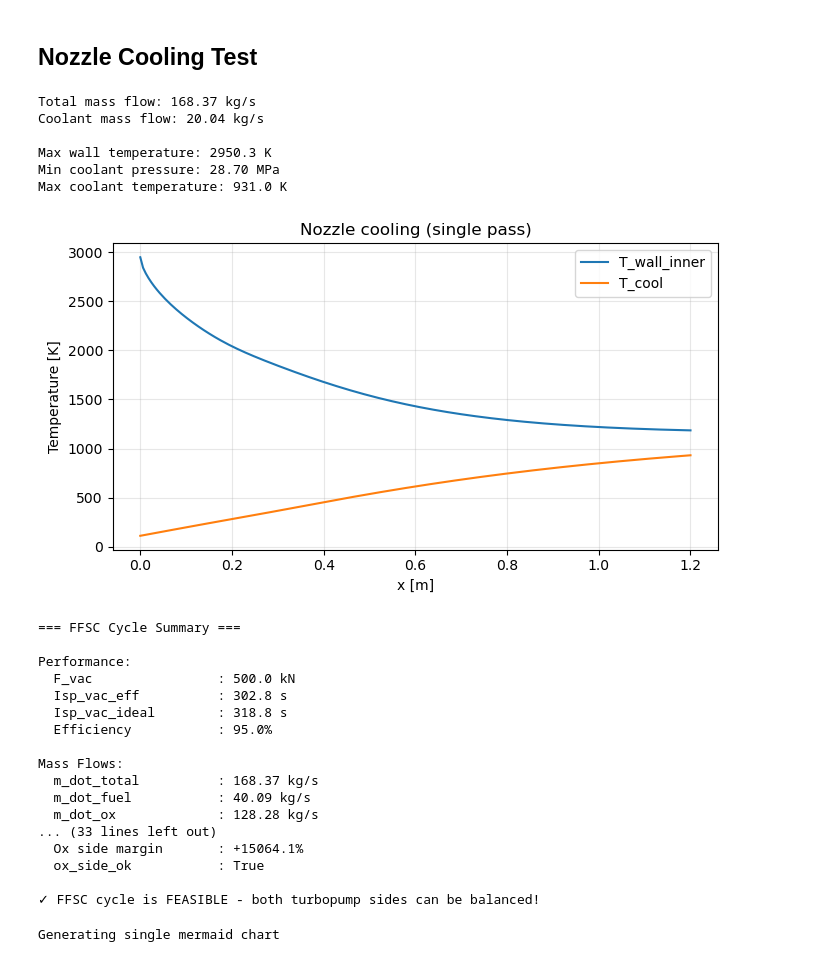
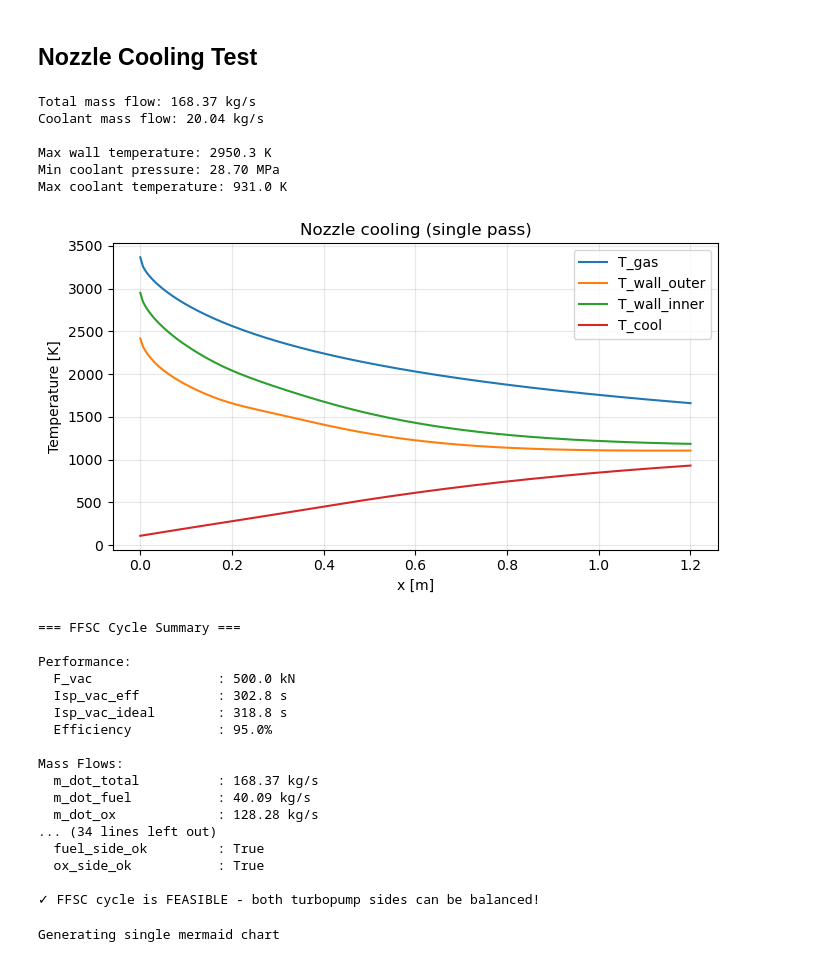
Before and after one commit to davetew/Modern-Aerospace-Propulsion, a Jupyter notebook: Week 13 - Solid Chemical, Electric & Nuclear Propulsion Systems/Models/run_FFSC_Model.ipynb, the cells around one changed output. Cells and saved outputs as stored; diff of their text form; code cells hidden in the pictures.

```diff
--- a/Week 13 - Solid Chemical, Electric & Nuclear Propulsion Systems/Models/run_FFSC_Model.ipynb
+++ b/Week 13 - Solid Chemical, Electric & Nuclear Propulsion Systems/Models/run_FFSC_Model.ipynb
@@ -154,20 +142,16 @@ CoolProp available: True
 p0 = 20e6    # Pa
 OF = 3.2
 
-if thermo.HAVE_CANTERA:
-    T0, gamma, R_g, gas_ch = thermo.cantera_chamber_state(
-        OF=OF,
-        p0=p0,
-        T_fuel=110.0,
-        T_ox=90.0,
-        fuel_species="CH4",
-        ox_species="O2",
-        mech="gri30.yaml",
-    )
-    print(f"Chamber from Cantera: T0={T0:.1f} K, gamma={gamma:.3f}, R_g={R_g:.1f} J/kg/K")
-else:
-    T0, gamma, R_g = thermo.ideal_gas_chamber_state(OF=OF, p0=p0)
-    print(f"Chamber (fallback): T0={T0:.1f} K, gamma={gamma:.3f}, R_g={R_g:.1f} J/kg/K")
+T0, gamma, R_g, gas_ch = thermo.cantera_chamber_state(
+    OF=OF,
+    p0=p0,
+    T_fuel=110.0,
+    T_ox=90.0,
+    fuel_species="CH4",
+    ox_species="O2",
+    mech="gri30.yaml",
+)
+print(f"Chamber from Cantera: T0={T0:.1f} K, gamma={gamma:.3f}, R_g={R_g:.1f} J/kg/K")
 # %% [output]
 Chamber from Cantera: T0=3703.0 K, gamma=1.196, R_g=391.7 J/kg/K
 # %% [markdown]
@@ -180,11 +164,9 @@ L_noz = 1.2                   # Shorter nozzle
 
 x, r, A, At = regen.simple_conical_nozzle(r_t, eps, L_noz, N=200)
 
-# Use Cantera chamber if available
-if thermo.HAVE_CANTERA:
-    T0, gamma, R_g, _ = thermo.cantera_chamber_state(OF=OF, p0=p0)
-else:
-    T0, gamma, R_g = thermo.ideal_gas_chamber_state(OF=OF, p0=p0)
+# Calculate the chamber state with Cantera
+T0, gamma, R_g, _ = thermo.cantera_chamber_state(OF=OF, p0=p0)
+
 
 # Mass flows for demonstration
 F_vac = 5.0e5                 # Reduced thrust to 500 kN
@@ -201,41 +183,43 @@ print(f"Coolant mass flow: {m_dot_cool:.2f} kg/s")
 res_noz = regen.regen_nozzle_1D(
     x=x, r=r, A=A, At=At,
     p0=p0, T0=T0, gamma=gamma, R_g=R_g,
-    coolant="LCH4",
-    coolant_props=regen.make_coolprop_liquid("Methane") if HAVE_COOLPROP else None,
+    coolant="Methane",
+    coolant_props=regen.make_coolprop_liquid("Methane"),
     m_dot_cool=m_dot_cool,
     n_channels=300,            # More channels
     w_channel=0.003,           # Wider channels
     h_channel=0.004,           # Taller channels
     wall_thickness=0.0015,     # Thinner wall for better heat transfer
     roughness=5e-6,
     T_cool_in=110.0,
     p_cool_in=30e6,            # Higher inlet pressure (30 MPa)
     L_regen=L_noz,             # Cool entire nozzle
 )
 
 print(f"\nMax wall temperature: {res_noz['T_wall_inner'].max():.1f} K")
 print(f"Min coolant pressure: {res_noz['p_cool'].min()/1e6:.2f} MPa")
 print(f"Max coolant temperature: {res_noz['T_cool'].max():.1f} K")
 
 plt.figure(figsize=(7,4))
+plt.plot(res_noz["x"], res_noz["T_g"], label="T_gas")
+plt.plot(res_noz["x"], res_noz["T_wall_outer"], label="T_wall_outer")
 plt.plot(res_noz["x"], res_noz["T_wall_inner"], label="T_wall_inner")
 plt.plot(res_noz["x"], res_noz["T_cool"], label="T_cool")
 plt.xlabel("x [m]")
 plt.ylabel("Temperature [K]")
 plt.legend()
 plt.title("Nozzle cooling (single pass)")
 plt.grid(alpha=0.3)
 plt.tight_layout()
 plt.show()
 # %% [output]
 Total mass flow: 168.37 kg/s
 Coolant mass flow: 20.04 kg/s
 
 Max wall temperature: 2950.3 K
 Min coolant pressure: 28.70 MPa
 Max coolant temperature: 931.0 K
-[figure, old version]
+[figure, new version]
 # %%
 # Run full FFSC cycle analysis with adjusted parameters for feasibility
 summary = cycle.ffsc_full_flow_cycle(
@@ -245,19 +229,20 @@ summary = cycle.ffsc_full_flow_cycle(
     r_t=r_t,
     eps=eps,
     L_noz=L_noz,
-    coolant="LCH4",
-    use_coolprop=True,
-    use_cantera_chamber=True,
+    # Propellant specification
+    fuel_name="CH4",               # Cantera species name
+    ox_name="O2",                  # Cantera species name
+    fuel_coolprop="Methane",       # CoolProp fluid name
+    ox_coolprop="Oxygen",          # CoolProp fluid name
+    T_fuel_tank=110.0,             # Fuel tank temperature (K)
+    T_ox_tank=90.0,                # Oxidizer tank temperature (K)
     # Cooling parameters from our nozzle test
     n_channels=300,
     w_channel=0.003,
     wall_thickness=0.0015,
     p_cool_in=30e6,
-    T_cool_in=110.0,
     # Cycle parameters adjusted for feasibility
-    T_pb_min=1200.0,           # Increased from 900K - higher preburner temp
-    T_pb_max=4000.0,           # Increased from 3500K - allow hotter preburners
-    T_turb_out=1000.0,         # KEY FIX: Turbine exit temp much lower than preburner temp
+    T_turb_out=1000.0,         # Turbine exit temp much lower than preburner temp
     eta_pump_fuel=0.75,        # Slightly higher pump efficiency
     eta_pump_ox=0.75,
     eta_turb_fuel=0.92,        # Slightly higher turbine efficiency
@@ -284,9 +269,9 @@ print(f"  Coolant fraction     : {summary['coolant_fraction']:.1%}")
 
 print("\nChamber State:")
 print(f"  T0                   : {summary['T0']:.0f} K")
-print(f"  p0                   : {summary.get('p0', p0)/1e6:.1f} MPa")
+print(f"  p0                   : {p0/1e6:.1f} MPa")
 print(f"  gamma                : {summary['gamma']:.3f}")
-print(f"  O/F ratio            : {summary.get('OF', OF):.2f}")
+print(f"  O/F ratio            : {OF:.2f}")
 
 print("\nCooling:")
 print(f"  T_wall_max           : {summary['T_wall_max']:.0f} K")
@@ -315,9 +300,10 @@ fuel_margin = (summary['P_turb_avail_fuel'] - summary['P_turb_req_fuel'])/summar
 ox_margin = (summary['P_turb_avail_ox'] - summary['P_turb_req_ox'])/summary['P_turb_req_ox']*100
 print(f"  Fuel side margin     : {fuel_margin:+.1f}%")
 print(f"  Ox side margin       : {ox_margin:+.1f}%")
+print(f"  fuel_side_ok         : {bool(summary['fuel_side_ok'])}")
 print(f"  ox_side_ok           : {bool(summary['ox_side_ok'])}")
 
-if summary['ox_side_ok']:
+if summary['fuel_side_ok'] and summary['ox_side_ok']:
     print("\n✓ FFSC cycle is FEASIBLE - both turbopump sides can be balanced!")
 else:
     print("\n✗ FFSC cycle is NOT feasible - turbines cannot provide sufficient power")
@@ -334,8 +320,8 @@ Mass Flows:
   m_dot_total          : 168.37 kg/s
   m_dot_fuel           : 40.09 kg/s
   m_dot_ox             : 128.28 kg/s
-... (33 lines left out)
-  Ox side margin       : +15064.1%
+... (34 lines left out)
+  fuel_side_ok         : True
   ox_side_ok           : True
 
 ✓ FFSC cycle is FEASIBLE - both turbopump sides can be balanced!
```
Also changed, not shown: parts of 5 cells of this notebook, 33 other files.
